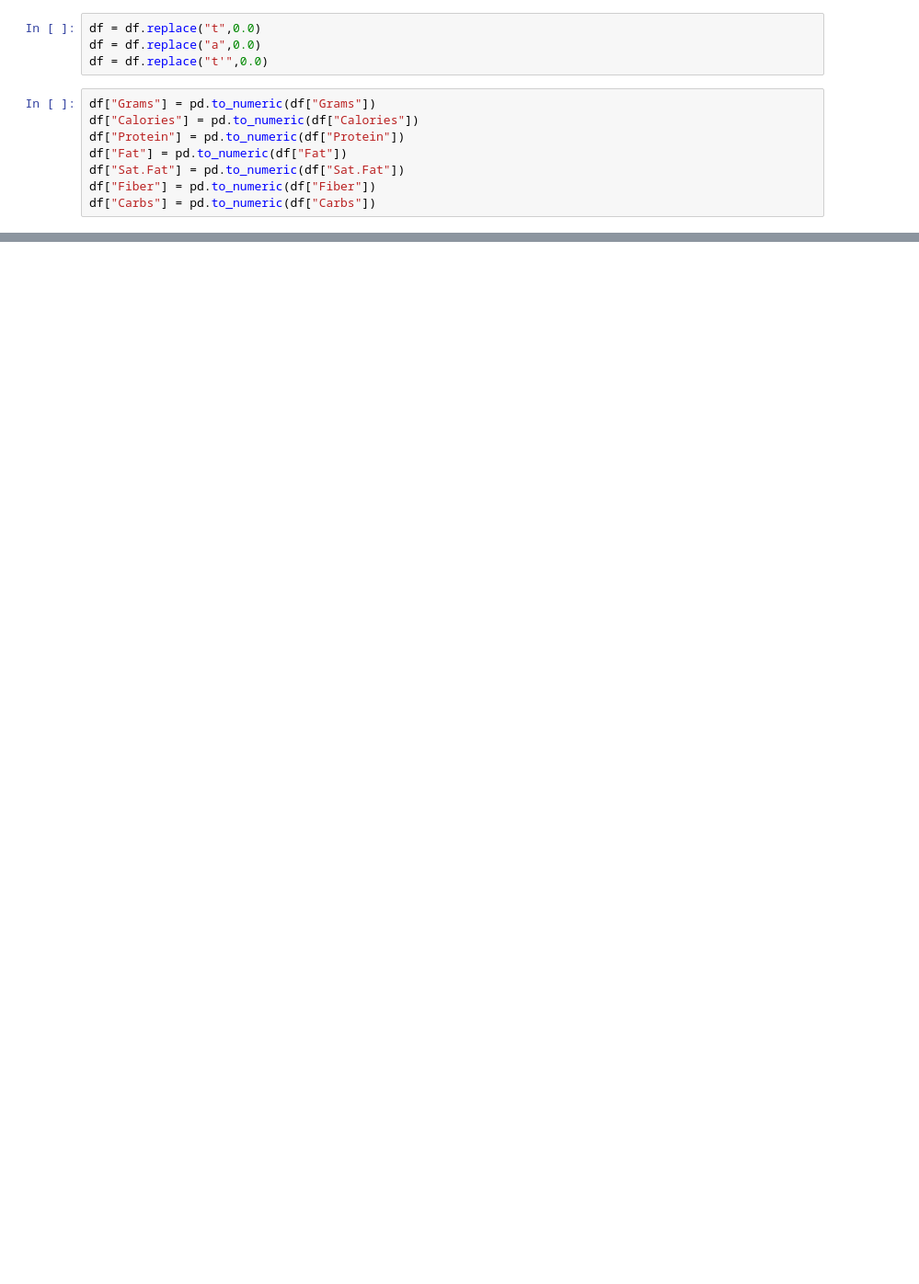
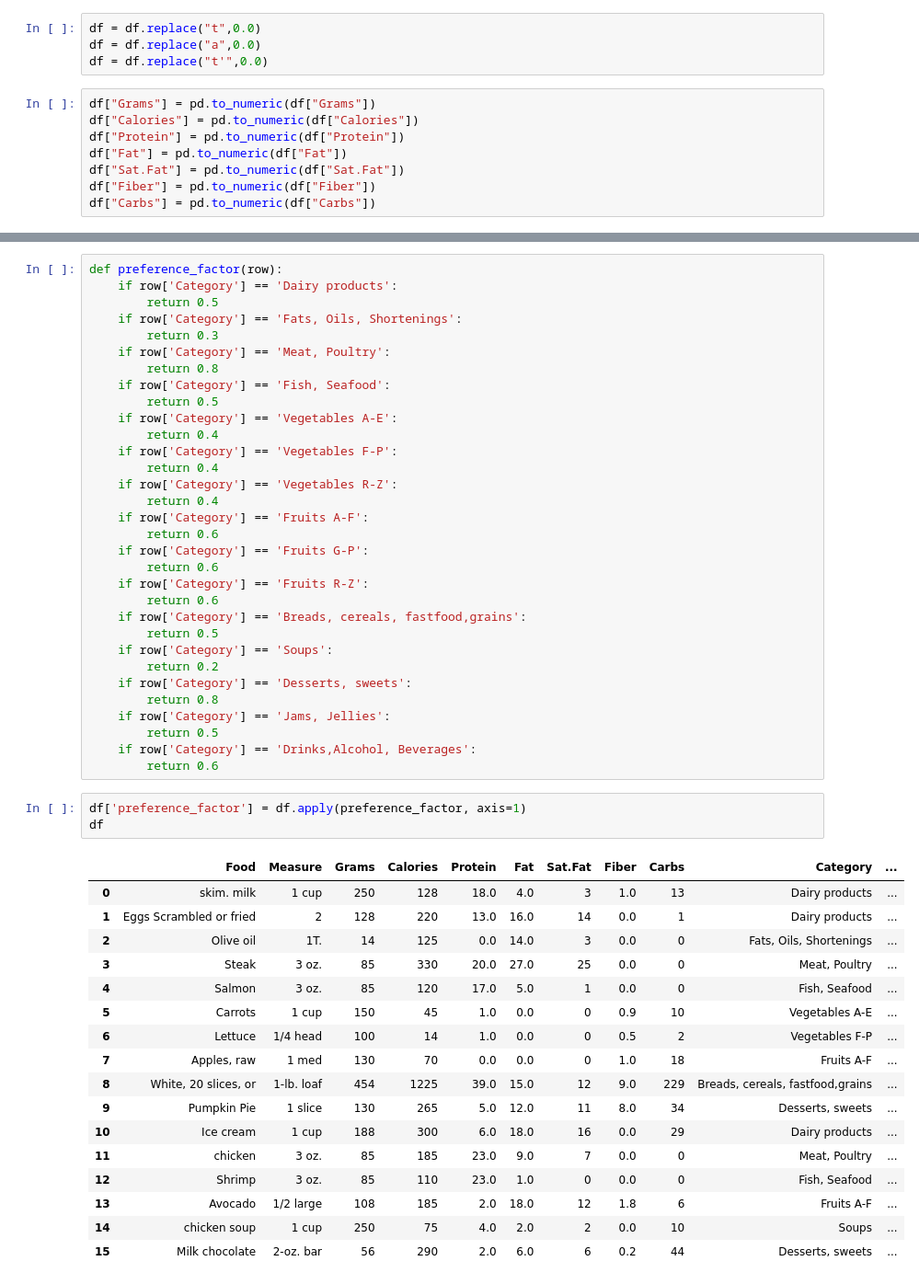
Before and after one commit to matthewtg00/CSE-543T-Final-Project, a Jupyter notebook: nutrients.ipynb, the cells around one changed output, grey strips where cells are left out. Shown at 92% size. Drawn from its saved outputs; the diff is of its cells as text; blank space fills up the shorter version.

```diff
--- a/nutrients.ipynb
+++ b/nutrients.ipynb
@@ -46,0 +104,53 @@ df
+# %%
+def preference_factor(row):
+    if row['Category'] == 'Dairy products':
+        return 0.5
+    if row['Category'] == 'Fats, Oils, Shortenings':
+        return 0.3
+    if row['Category'] == 'Meat, Poultry':
+        return 0.8
+    if row['Category'] == 'Fish, Seafood':
+        return 0.5
+    if row['Category'] == 'Vegetables A-E':
+        return 0.4
+    if row['Category'] == 'Vegetables F-P':
+        return 0.4
+    if row['Category'] == 'Vegetables R-Z':
+        return 0.4
+    if row['Category'] == 'Fruits A-F':
+        return 0.6
+    if row['Category'] == 'Fruits G-P':
+        return 0.6
+    if row['Category'] == 'Fruits R-Z':
+        return 0.6
+    if row['Category'] == 'Breads, cereals, fastfood,grains':
+        return 0.5
+    if row['Category'] == 'Soups':
+        return 0.2
+    if row['Category'] == 'Desserts, sweets':
+        return 0.8
+    if row['Category'] == 'Jams, Jellies':
+        return 0.5
+    if row['Category'] == 'Drinks,Alcohol, Beverages':
+        return 0.6
+# %%
+df['preference_factor'] = df.apply(preference_factor, axis=1)
+df
+# %% [output]
+|  | Food | Measure | Grams | Calories | Protein | Fat | Sat.Fat | Fiber | Carbs | Category | ... |
+| 0 | skim. milk | 1 cup | 250 | 128 | 18.0 | 4.0 | 3 | 1.0 | 13 | Dairy products | ... |
+| 1 | Eggs Scrambled or fried | 2 | 128 | 220 | 13.0 | 16.0 | 14 | 0.0 | 1 | Dairy products | ... |
+| 2 | Olive oil | 1T. | 14 | 125 | 0.0 | 14.0 | 3 | 0.0 | 0 | Fats, Oils, Shortenings | ... |
+| 3 | Steak | 3 oz. | 85 | 330 | 20.0 | 27.0 | 25 | 0.0 | 0 | Meat, Poultry | ... |
+| 4 | Salmon | 3 oz. | 85 | 120 | 17.0 | 5.0 | 1 | 0.0 | 0 | Fish, Seafood | ... |
+| 5 | Carrots | 1 cup | 150 | 45 | 1.0 | 0.0 | 0 | 0.9 | 10 | Vegetables A-E | ... |
+| 6 | Lettuce | 1/4 head | 100 | 14 | 1.0 | 0.0 | 0 | 0.5 | 2 | Vegetables F-P | ... |
+| 7 | Apples, raw | 1 med | 130 | 70 | 0.0 | 0.0 | 0 | 1.0 | 18 | Fruits A-F | ... |
+| 8 | White, 20 slices, or | 1-lb. loaf | 454 | 1225 | 39.0 | 15.0 | 12 | 9.0 | 229 | Breads, cereals, fastfood,grains | ... |
+| 9 | Pumpkin Pie | 1 slice | 130 | 265 | 5.0 | 12.0 | 11 | 8.0 | 34 | Desserts, sweets | ... |
+| 10 | Ice cream | 1 cup | 188 | 300 | 6.0 | 18.0 | 16 | 0.0 | 29 | Dairy products | ... |
+| 11 | chicken | 3 oz. | 85 | 185 | 23.0 | 9.0 | 7 | 0.0 | 0 | Meat, Poultry | ... |
+| 12 | Shrimp | 3 oz. | 85 | 110 | 23.0 | 1.0 | 0 | 0.0 | 0 | Fish, Seafood | ... |
+| 13 | Avocado | 1/2 large | 108 | 185 | 2.0 | 18.0 | 12 | 1.8 | 6 | Fruits A-F | ... |
+| 14 | chicken soup | 1 cup | 250 | 75 | 4.0 | 2.0 | 2 | 0.0 | 10 | Soups | ... |
+| 15 | Milk chocolate | 2-oz. bar | 56 | 290 | 2.0 | 6.0 | 6 | 0.2 | 44 | Desserts, sweets | ... |
```
Also changed, not shown: parts of 10 cells of this notebook, 1 other file.
